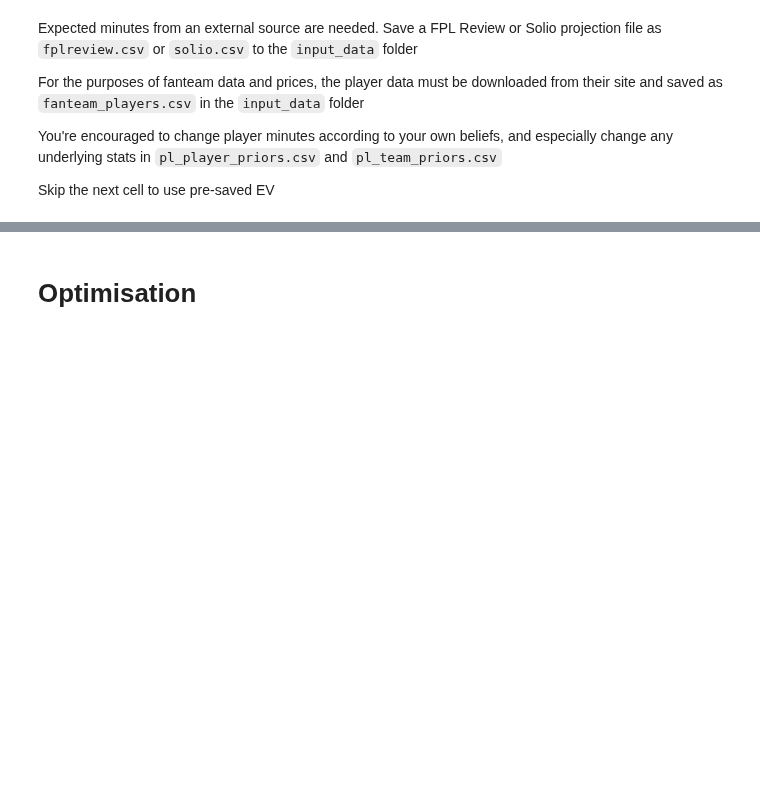
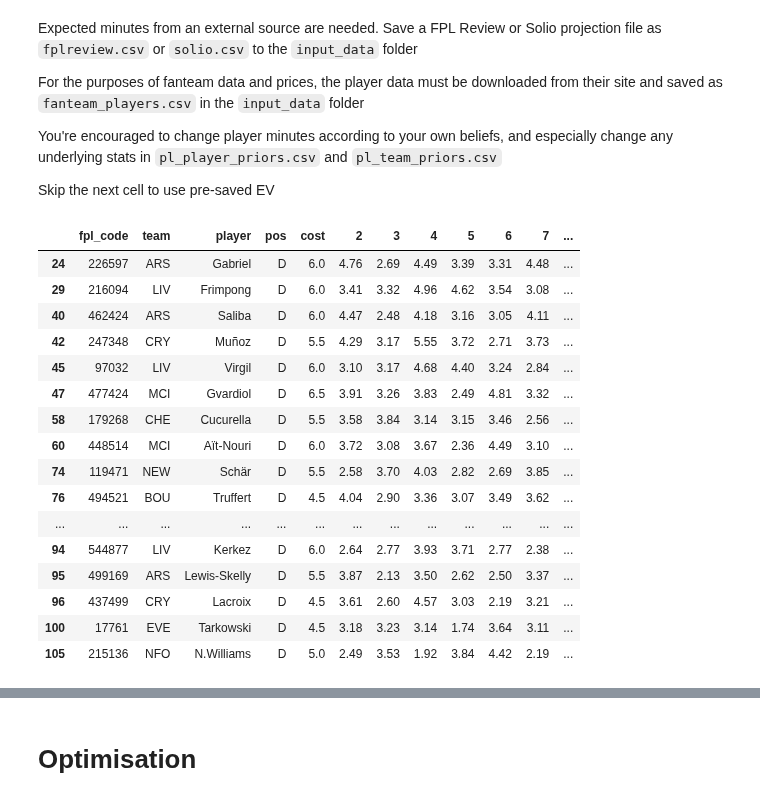
Before and after one commit to SamTroy/multi_ff_opt, a Jupyter notebook: run/run.ipynb, the cells around one changed output, grey strips where cells are left out. Cells and saved outputs as stored; diff of their text form; code cells hidden in the pictures; blank space fills up the shorter version.

```diff
--- a/run/run.ipynb
+++ b/run/run.ipynb
@@ -1333,4 +1401,22 @@ ev_results = generate_ev(last_date=19, xmin_cutoff=10, aux_weight=0, formats=['f
                          write_to_csv=True, write_to_excel=True, write_fanteam_for_colab=True)
 # %%
-preview_ev_df(format='fpl', pos_group='mf', team_group=None, n_rows=20)
+preview_ev_df(format='fanteam', pos_group='d', team_group=None, n_rows=20)
+# %% [output]
+|  | fpl_code | team | player | pos | cost | 2 | 3 | 4 | 5 | 6 | 7 | ... |
+| 24 | 226597 | ARS | Gabriel | D | 6.0 | 4.76 | 2.69 | 4.49 | 3.39 | 3.31 | 4.48 | ... |
+| 29 | 216094 | LIV | Frimpong | D | 6.0 | 3.41 | 3.32 | 4.96 | 4.62 | 3.54 | 3.08 | ... |
+| 40 | 462424 | ARS | Saliba | D | 6.0 | 4.47 | 2.48 | 4.18 | 3.16 | 3.05 | 4.11 | ... |
+| 42 | 247348 | CRY | Muñoz | D | 5.5 | 4.29 | 3.17 | 5.55 | 3.72 | 2.71 | 3.73 | ... |
+| 45 | 97032 | LIV | Virgil | D | 6.0 | 3.10 | 3.17 | 4.68 | 4.40 | 3.24 | 2.84 | ... |
+| 47 | 477424 | MCI | Gvardiol | D | 6.5 | 3.91 | 3.26 | 3.83 | 2.49 | 4.81 | 3.32 | ... |
+| 58 | 179268 | CHE | Cucurella | D | 5.5 | 3.58 | 3.84 | 3.14 | 3.15 | 3.46 | 2.56 | ... |
+| 60 | 448514 | MCI | Aït-Nouri | D | 6.0 | 3.72 | 3.08 | 3.67 | 2.36 | 4.49 | 3.10 | ... |
+| 74 | 119471 | NEW | Schär | D | 5.5 | 2.58 | 3.70 | 4.03 | 2.82 | 2.69 | 3.85 | ... |
+| 76 | 494521 | BOU | Truffert | D | 4.5 | 4.04 | 2.90 | 3.36 | 3.07 | 3.49 | 3.62 | ... |
+| ... | ... | ... | ... | ... | ... | ... | ... | ... | ... | ... | ... | ... |
+| 94 | 544877 | LIV | Kerkez | D | 6.0 | 2.64 | 2.77 | 3.93 | 3.71 | 2.77 | 2.38 | ... |
+| 95 | 499169 | ARS | Lewis-Skelly | D | 5.5 | 3.87 | 2.13 | 3.50 | 2.62 | 2.50 | 3.37 | ... |
+| 96 | 437499 | CRY | Lacroix | D | 4.5 | 3.61 | 2.60 | 4.57 | 3.03 | 2.19 | 3.21 | ... |
+| 100 | 17761 | EVE | Tarkowski | D | 4.5 | 3.18 | 3.23 | 3.14 | 1.74 | 3.64 | 3.11 | ... |
+| 105 | 215136 | NFO | N.Williams | D | 5.0 | 2.49 | 3.53 | 1.92 | 3.84 | 4.42 | 2.19 | ... |
 # %%
```
Also changed, not shown: parts of 15 cells of this notebook, 13 other files.
